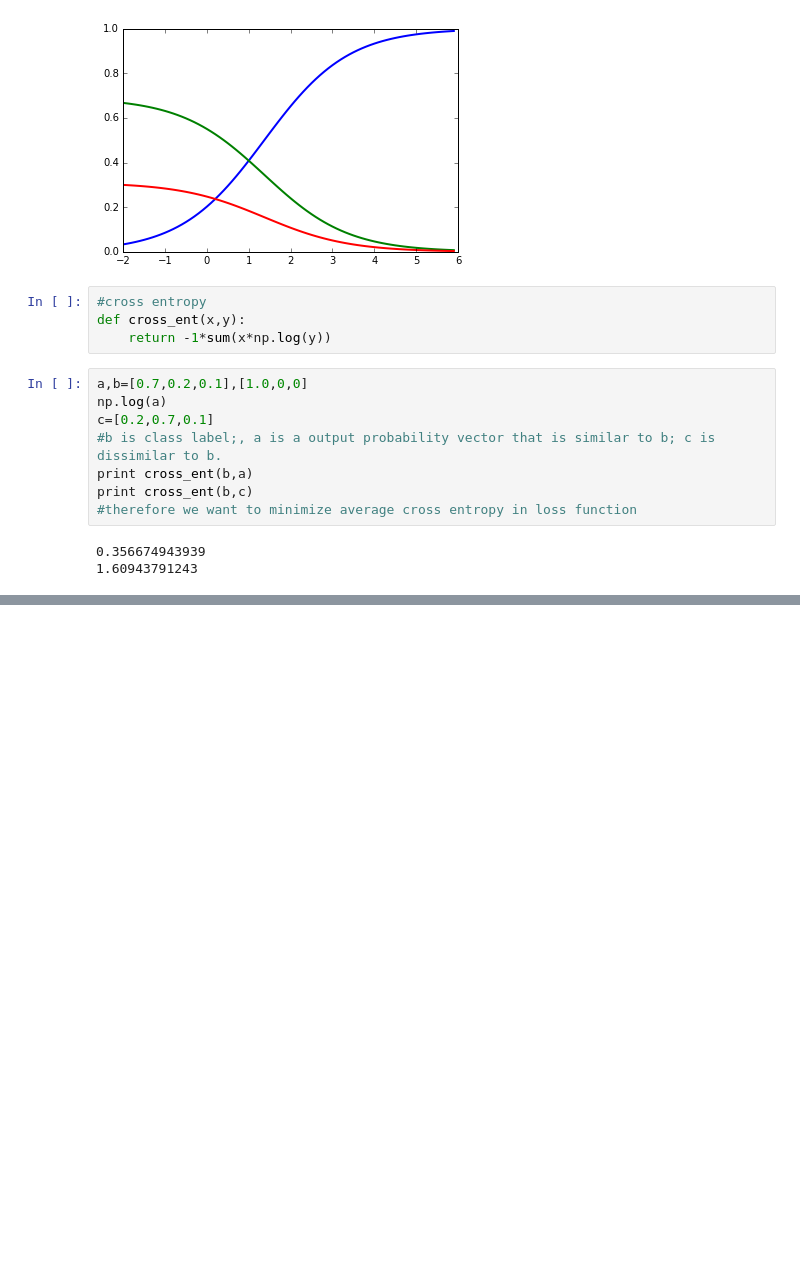
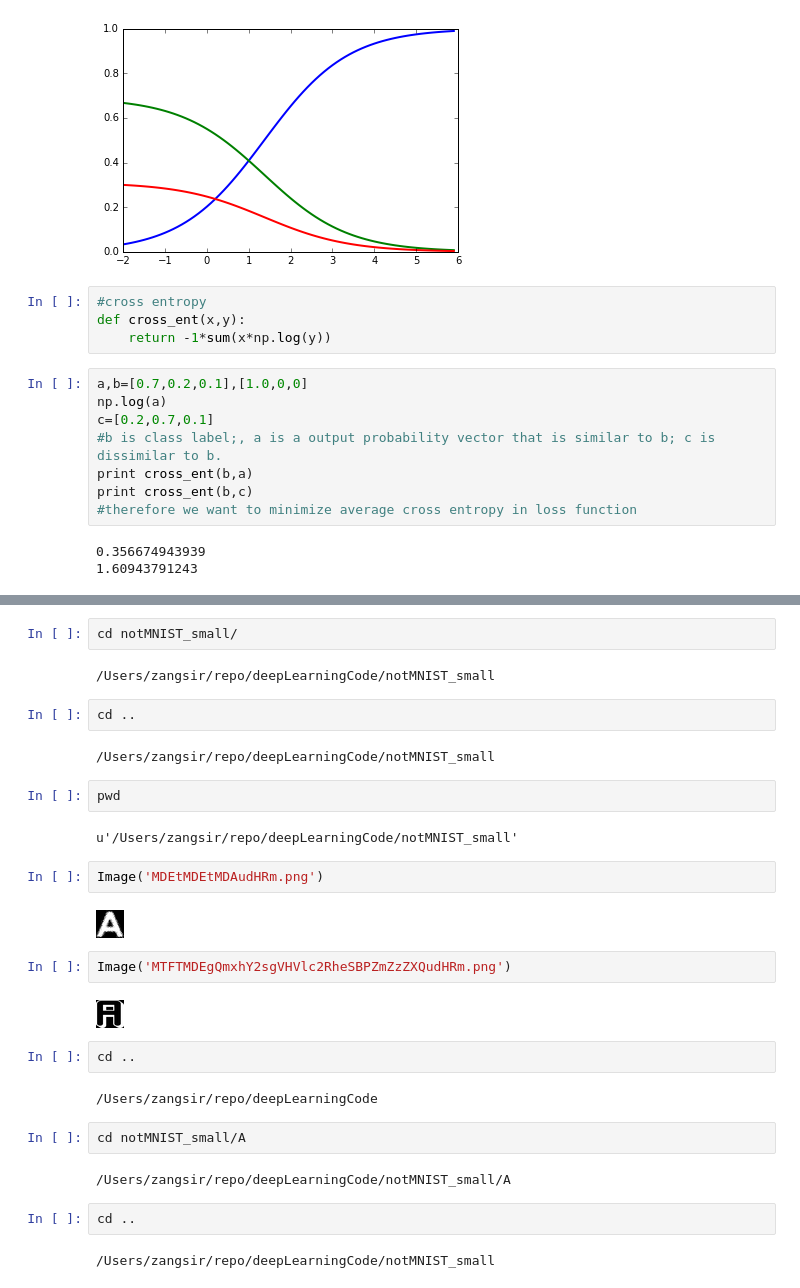
Before and after one commit to zangsir/deepLearningCode, a Jupyter notebook: deep-learning-course-shuo.ipynb, the cells around one changed output, grey strips where cells are left out. Saved outputs shown, nothing was run; the diff lists cells and outputs as text; blank space fills up the shorter version.

```diff
--- a/deep-learning-course-shuo.ipynb
+++ b/deep-learning-course-shuo.ipynb
@@ -128,0 +191,32 @@ print cross_ent(b,c)
+# %%
+cd notMNIST_small/
+# %% [output]
+/Users/zangsir/repo/deepLearningCode/notMNIST_small
+# %%
+cd ..
+# %% [output]
+/Users/zangsir/repo/deepLearningCode/notMNIST_small
+# %%
+pwd
+# %% [output]
+u'/Users/zangsir/repo/deepLearningCode/notMNIST_small'
+# %%
+Image('MDEtMDEtMDAudHRm.png')
+# %% [output]
+[figure, added]
+# %%
+Image('MTFTMDEgQmxhY2sgVHVlc2RheSBPZmZzZXQudHRm.png')
+# %% [output]
+[figure, added]
+# %%
+cd ..
+# %% [output]
+/Users/zangsir/repo/deepLearningCode
+# %%
+cd notMNIST_small/A
+# %% [output]
+/Users/zangsir/repo/deepLearningCode/notMNIST_small/A
+# %%
+cd ..
+# %% [output]
+/Users/zangsir/repo/deepLearningCode/notMNIST_small
```
Also changed, not shown: parts of 17 cells of this notebook.
